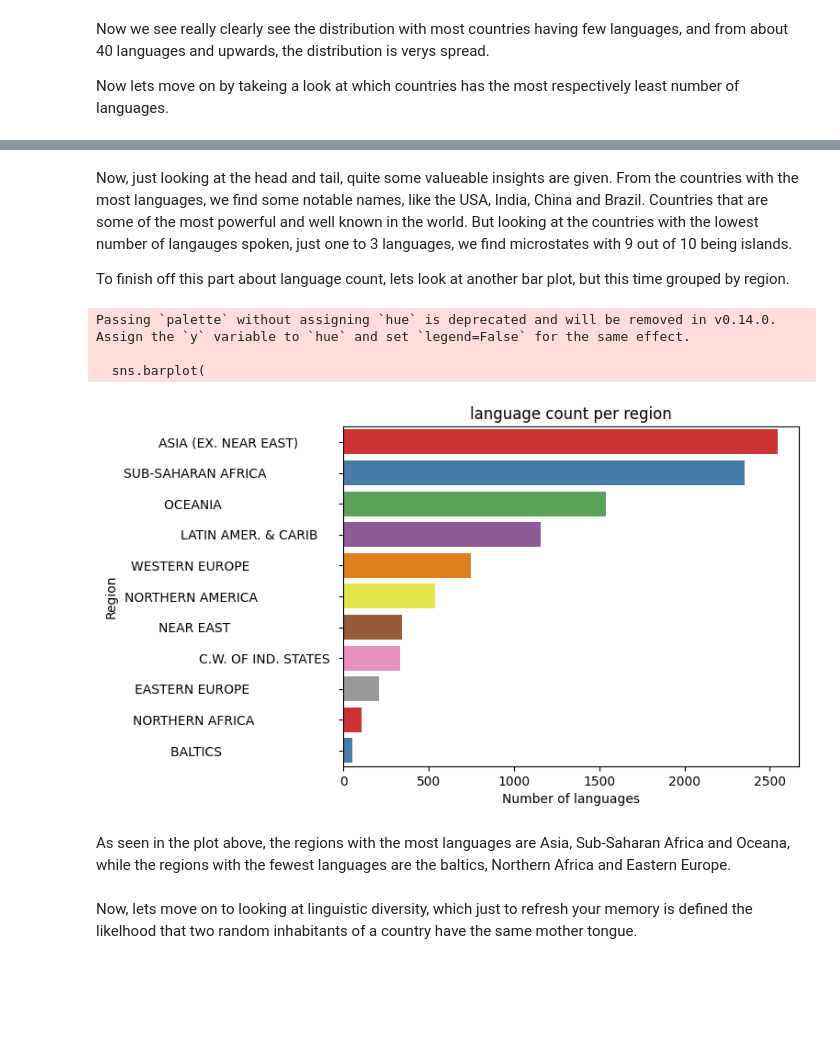
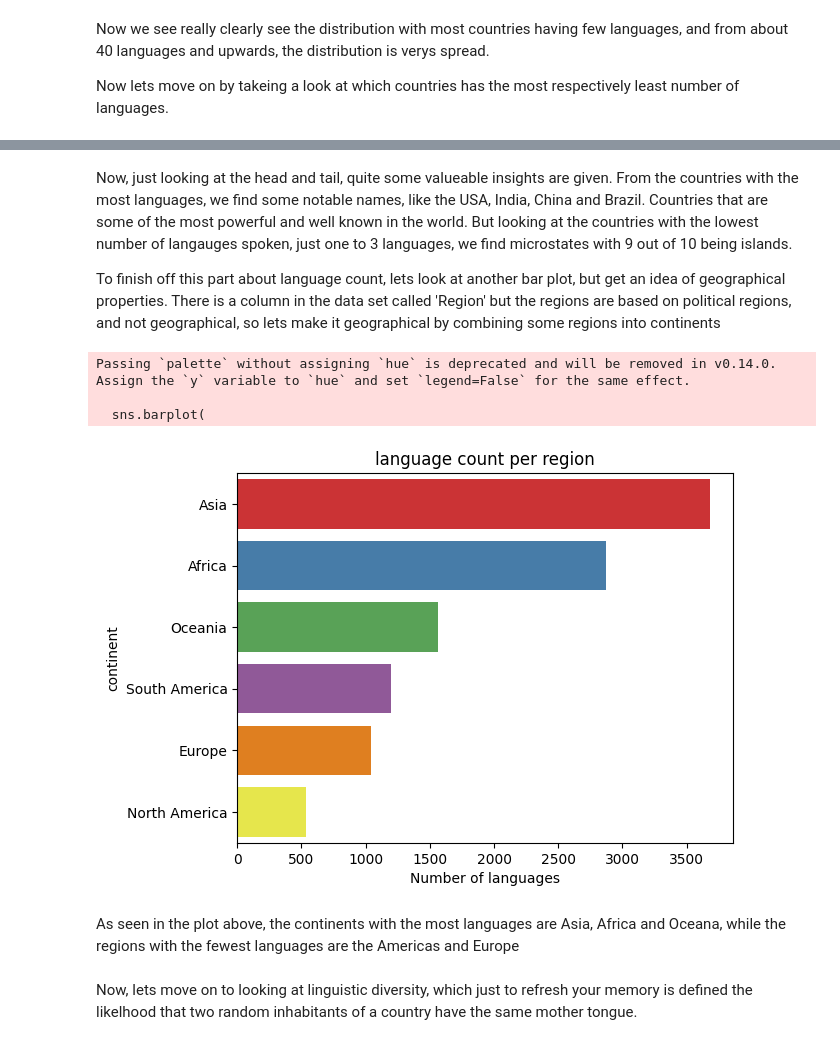
Before and after one commit to Eszettfors/CapstoneProject-DH-W2023-Essfors_Hannes, a Jupyter notebook: Assignment_1.ipynb, the cells around one changed output, grey strips where cells are left out. Saved outputs shown, nothing was run; the diff lists cells and outputs as text; code cells hidden in the pictures; blank space fills up the shorter version.

```diff
--- a/Assignment_1.ipynb
+++ b/Assignment_1.ipynb
@@ -288,0 +336,30 @@ df = pd.merge(Country_stats, lingo, on='country', how = 'inner')
+# %%
+lingo.replace('Russian Federation', 'Russia', inplace=True)
+Country_stats.replace('Bosnia & Herzegovina', 'Bosnia and Herzegovina', inplace=True)
+Country_stats.replace('Antigua & Barbuda', 'Antigua and Barbuda', inplace=True)
+Country_stats.replace('British Virgin Is.', 'British Virgin Islands', inplace=True)
+Country_stats.replace('Bahamas. The', 'Bahamas', inplace=True)
+Country_stats.replace('Burma', 'Myanmar', inplace=True)
+Country_stats.replace('Cape Verde', 'Cape Verde Islands', inplace=True)
+Country_stats.replace('Central African Rep.', 'Central African Republic', inplace=True)
+Country_stats.replace('Congo. Dem. Rep.', 'Democratic Republic of the Congo', inplace=True)
+Country_stats.replace('Czech Republic', 'Czechia', inplace=True)
+lingo.replace('China–Hong Kong', 'Hong Kong', inplace=True)
+Country_stats.replace('Gambia. The', 'Gambia', inplace=True)
+Country_stats.replace('Korea. North', 'North Korea', inplace=True)
+Country_stats.replace('Korea. South', 'South Korea', inplace=True)
+lingo.replace("`Cote d'Ivoire`", "`Côte d’Ivoire`", inplace=True)
+Country_stats.replace('China–Macao', 'Macau', inplace=True)
+Country_stats.replace('Micronesia. Fed. St.', 'Micronesia', inplace=True)
+Country_stats.replace('Gaza Strip', 'Palestine', inplace=True)
+Country_stats.replace('N. Mariana Islands', 'Northern Mariana Islands', inplace=True)
+Country_stats.replace('Reunion', 'Réunion', inplace=True)
+Country_stats.replace("Saint Kitts & Nevis", 'Saint Kitts and Nevis', inplace=True)
+Country_stats.replace("Sao Tome & Principe", 'São Tomé e Príncipe', inplace=True)
+Country_stats.replace("Swaziland", 'Eswatini', inplace=True)
+Country_stats.replace("Congo. Repub. of the", 'Congo', inplace=True)
+lingo.replace("China–Taiwan", 'Taiwan', inplace=True)
+Country_stats.replace("Trinidad & Tobago", 'Trinidad and Tobago', inplace=True)
+Country_stats.replace("Turks & Caicos Is", 'Turks and Caicos Islands', inplace=True)
+Country_stats.replace("Vietnam", 'Viet Nam', inplace=True)
+Country_stats.replace("Virgin Islands", 'U.S. Virgin Islands', inplace=True)
@@ -339,7 +438,7 @@ df.describe()
 # %% [markdown]
 Some of these columns are not necessary, or rather, not interesting for our research questions, so we will drop them.
 # %%
-df = df.drop(['Phones (per 1000)','Arable (%)','Crops (%)', 'Other (%)', 'Climate','lang_count(%)','nmb_of_speakers_total','nmb_of_speakers_mean','nmb_of_speakers_median','diversity_coverage'], axis='columns')
+df = df.drop(['arable','crops', 'other', 'climate','lang_count(%)','nmb_of_speakers_total','nmb_of_speakers_mean','nmb_of_speakers_median','diversity_coverage'], axis='columns')
 # %%
 df.columns
 # %% [output]
@@ -419,4 +521,8 @@ df.sort_values(by='lang_count', ascending=False).tail(10).plot(figsize = (10,8),
 # %% [markdown]
 Now, just looking at the head and tail, quite some valueable insights are given. From the countries with the most languages, we find some notable names, like the USA, India, China and Brazil. Countries that are some of the most powerful and well known in the world. But looking at the countries with the lowest number of langauges spoken, just one to 3 languages, we find microstates with 9 out of 10 being islands.
 
-To finish off this part about language count, lets look at another bar plot, but this time grouped by region.
+To finish off this part about language count, lets look at another bar plot, but get an idea of geographical properties. There is a column in the data set called 'Region' but the regions are based on political regions, and not  geographical, so lets make it geographical by combining some regions into continents
+# %%
+df['continent'] = df['region']
+cont_map = {'ASIA (EX. NEAR EAST)         ': 'Asia', 'NEAR EAST                          ': 'Asia', 'C.W. OF IND. STATES ':'Asia', 'NORTHERN AFRICA                    ': 'Africa','SUB-SAHARAN AFRICA                 ':'Africa', 'WESTERN EUROPE                     ':'Europe', 'EASTERN EUROPE                     ':'Europe', 'BALTICS                            ': 'Europe', 'LATIN AMER. & CARIB    ':'South America', 'NORTHERN AMERICA                   ': 'North America', 'OCEANIA                            ':'Oceania' }
+df['continent'] = df['continent'].map(cont_map)
@@ -423,18 +532,18 @@ To finish off this part about language count, lets look at another bar plot, but
 # %%
-grouped = df.groupby('Region').lang_count.sum().sort_values(ascending=False)
+grouped = df.groupby('continent').lang_count.sum().sort_values(ascending=False)
 sns.barplot(
     data=grouped,
     orient = 'h',
     palette='Set1'
 );
 plt.title('language count per region');
 plt.xlabel('Number of languages');
 # %% [output]
 Passing `palette` without assigning `hue` is deprecated and will be removed in v0.14.0. Assign the `y` variable to `hue` and set `legend=False` for the same effect.
 
   sns.barplot(
-[figure, old version]
+[figure, new version]
 # %% [markdown]
-As seen in the plot above, the regions with the most languages are Asia, Sub-Saharan Africa and Oceana, while the regions with the fewest languages are the baltics, Northern Africa and Eastern Europe.
+As seen in the plot above, the continents with the most languages are Asia, Africa and Oceana, while the regions with the fewest languages are the Americas and Europe
 # %% [markdown]
 Now, lets move on to looking at linguistic diversity, which just to refresh your memory is defined the likelhood that two random inhabitants of a country have the same mother tongue.
```
Also changed, not shown: parts of 50 cells of this notebook.
